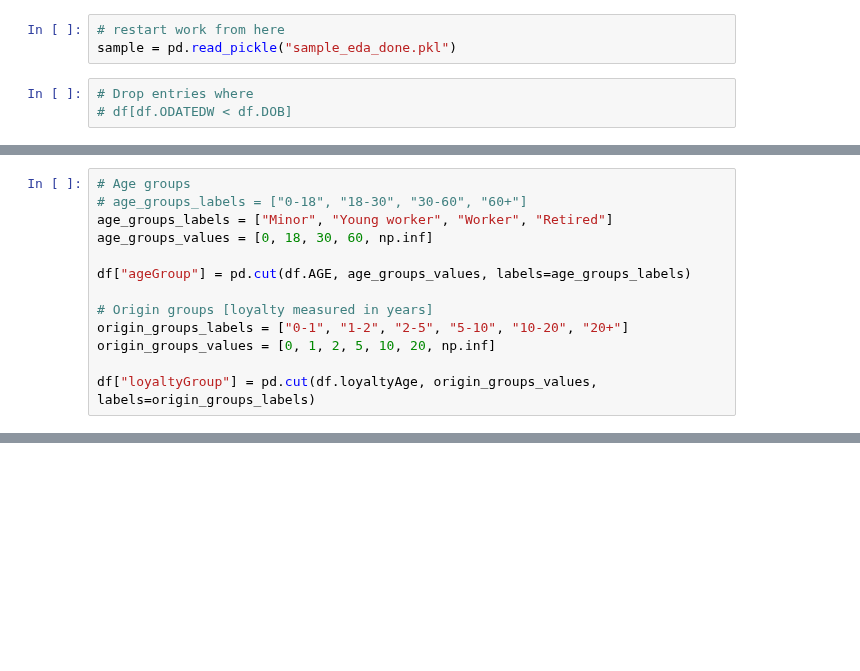
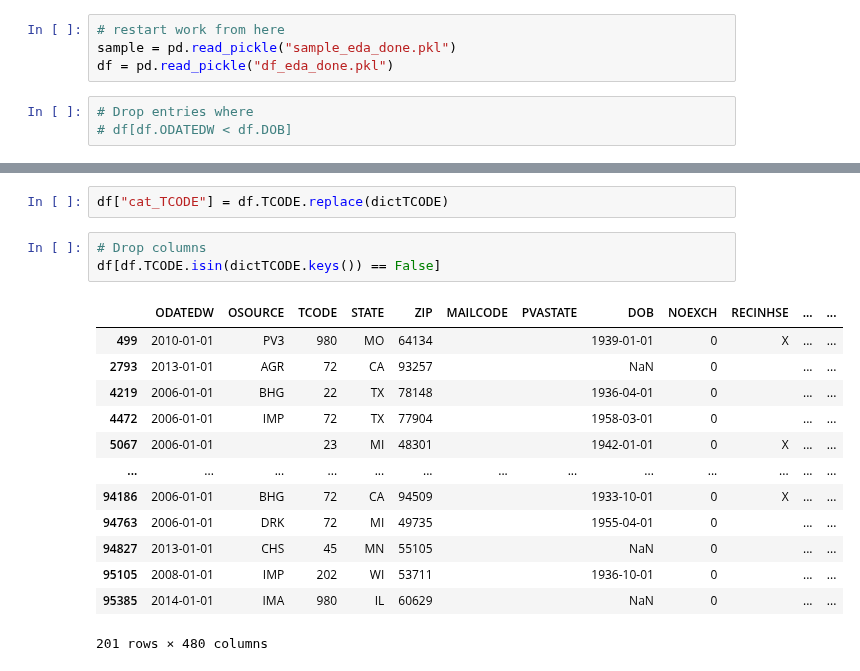
Before and after one commit to fredericosantos/ims_DM_Project, a Jupyter notebook: fs_initial_eda.ipynb, the cells around one changed output, grey strips where cells are left out. Cells and saved outputs as stored; diff of their text form; blank space fills up the shorter version.

```diff
--- a/fs_initial_eda.ipynb
+++ b/fs_initial_eda.ipynb
@@ -107,6 +183,7 @@ sample.to_pickle("sample_eda_done.pkl")
 # %%
 # restart work from here
 sample = pd.read_pickle("sample_eda_done.pkl")
+df = pd.read_pickle("df_eda_done.pkl")
 # %%
 # Drop entries where
 # df[df.ODATEDW < df.DOB]
@@ -162,13 +189,0 @@ df[(df.INCOME.isnull() == False) & (df.WEALTH1.isnull() == False)][["INCOME", "W
-# %%
-# Age groups
-# age_groups_labels = ["0-18", "18-30", "30-60", "60+"]
-age_groups_labels = ["Minor", "Young worker", "Worker", "Retired"]
-age_groups_values = [0, 18, 30, 60, np.inf]
-
-df["ageGroup"] = pd.cut(df.AGE, age_groups_values, labels=age_groups_labels)
-
-# Origin groups [loyalty measured in years]
-origin_groups_labels = ["0-1", "1-2", "2-5", "5-10", "10-20", "20+"]
-origin_groups_values = [0, 1, 2, 5, 10, 20, np.inf]
-
-df["loyaltyGroup"] = pd.cut(df.loyaltyAge, origin_groups_values, labels=origin_groups_labels)
@@ -174,0 +425,19 @@ df["loyaltyGroup"] = pd.cut(df.loyaltyAge, origin_groups_values, labels=origin_g
+# %%
+df["cat_TCODE"] = df.TCODE.replace(dictTCODE)
+# %%
+# Drop columns
+df[df.TCODE.isin(dictTCODE.keys()) == False]
+# %% [output]
+|  | ODATEDW | OSOURCE | TCODE | STATE | ZIP | MAILCODE | PVASTATE | DOB | NOEXCH | RECINHSE | ... | ... |
+| 499 | 2010-01-01 | PV3 | 980 | MO | 64134 |  |  | 1939-01-01 | 0 | X | ... | ... |
+| 2793 | 2013-01-01 | AGR | 72 | CA | 93257 |  |  | NaN | 0 |  | ... | ... |
+| 4219 | 2006-01-01 | BHG | 22 | TX | 78148 |  |  | 1936-04-01 | 0 |  | ... | ... |
+| 4472 | 2006-01-01 | IMP | 72 | TX | 77904 |  |  | 1958-03-01 | 0 |  | ... | ... |
+| 5067 | 2006-01-01 |  | 23 | MI | 48301 |  |  | 1942-01-01 | 0 | X | ... | ... |
+| ... | ... | ... | ... | ... | ... | ... | ... | ... | ... | ... | ... | ... |
+| 94186 | 2006-01-01 | BHG | 72 | CA | 94509 |  |  | 1933-10-01 | 0 | X | ... | ... |
+| 94763 | 2006-01-01 | DRK | 72 | MI | 49735 |  |  | 1955-04-01 | 0 |  | ... | ... |
+| 94827 | 2013-01-01 | CHS | 45 | MN | 55105 |  |  | NaN | 0 |  | ... | ... |
+| 95105 | 2008-01-01 | IMP | 202 | WI | 53711 |  |  | 1936-10-01 | 0 |  | ... | ... |
+| 95385 | 2014-01-01 | IMA | 980 | IL | 60629 |  |  | NaN | 0 |  | ... | ... |
+201 rows × 480 columns
```
Also changed, not shown: parts of 28 cells of this notebook, 3 other files.
